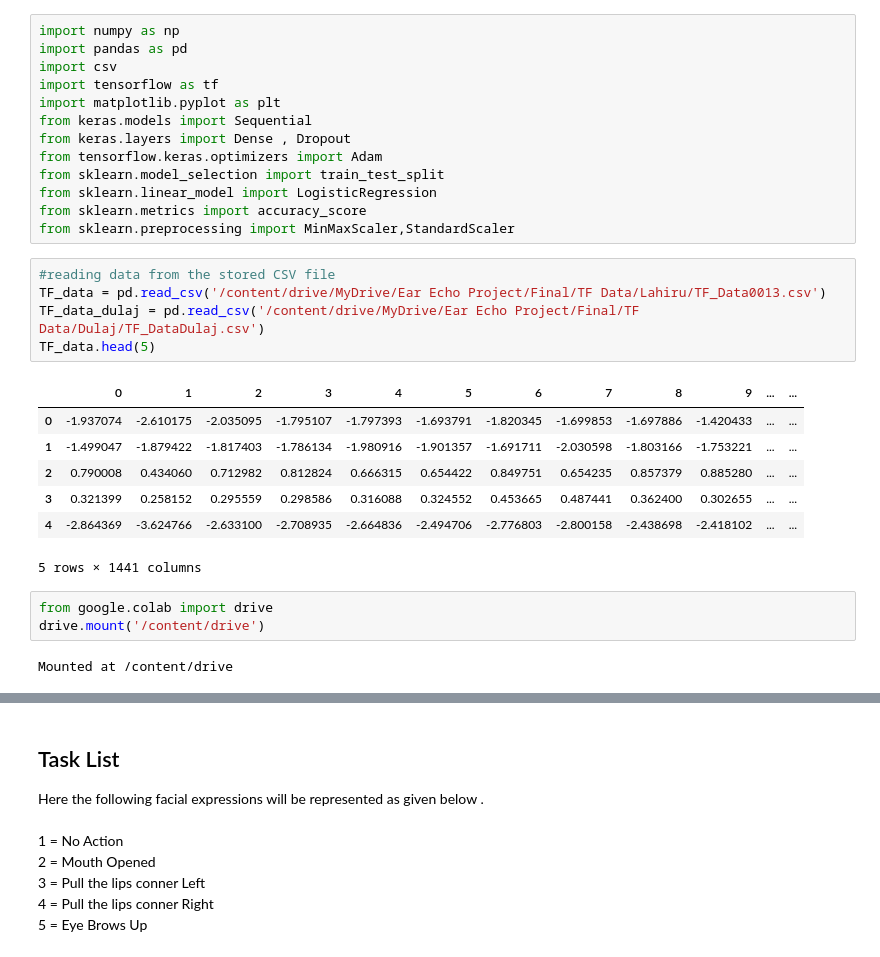
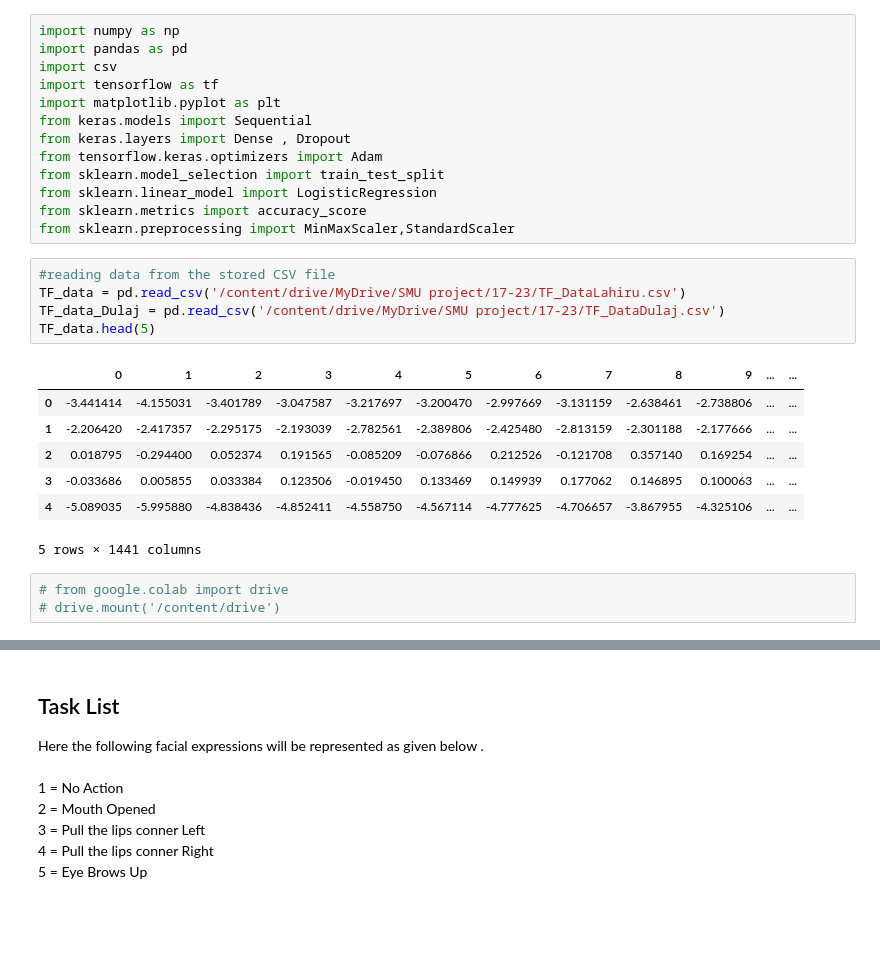
Before and after one commit to SaadiaJameel/ear-echo, a Jupyter notebook: Ear_Echo/Ear_Echo(17_23).ipynb, the cells around one changed output, grey strips where cells are left out. Saved outputs shown, nothing was run; the diff lists cells and outputs as text; blank space fills up the shorter version.

```diff
--- a/Ear_Echo/Ear_Echo(17_23).ipynb
+++ b/Ear_Echo/Ear_Echo(17_23).ipynb
@@ -15,22 +15,20 @@ from sklearn.metrics import accuracy_score
 from sklearn.preprocessing import MinMaxScaler,StandardScaler
 # %%
 #reading data from the stored CSV file
-TF_data = pd.read_csv('/content/drive/MyDrive/Ear Echo Project/Final/TF Data/Lahiru/TF_Data0013.csv')
-TF_data_dulaj = pd.read_csv('/content/drive/MyDrive/Ear Echo Project/Final/TF Data/Dulaj/TF_DataDulaj.csv')
+TF_data = pd.read_csv('/content/drive/MyDrive/SMU project/17-23/TF_DataLahiru.csv')
+TF_data_Dulaj = pd.read_csv('/content/drive/MyDrive/SMU project/17-23/TF_DataDulaj.csv')
 TF_data.head(5)
 # %% [output]
 |  | 0 | 1 | 2 | 3 | 4 | 5 | 6 | 7 | 8 | 9 | ... | ... |
-| 0 | -1.937074 | -2.610175 | -2.035095 | -1.795107 | -1.797393 | -1.693791 | -1.820345 | -1.699853 | -1.697886 | -1.420433 | ... | ... |
-| 1 | -1.499047 | -1.879422 | -1.817403 | -1.786134 | -1.980916 | -1.901357 | -1.691711 | -2.030598 | -1.803166 | -1.753221 | ... | ... |
-| 2 | 0.790008 | 0.434060 | 0.712982 | 0.812824 | 0.666315 | 0.654422 | 0.849751 | 0.654235 | 0.857379 | 0.885280 | ... | ... |
-| 3 | 0.321399 | 0.258152 | 0.295559 | 0.298586 | 0.316088 | 0.324552 | 0.453665 | 0.487441 | 0.362400 | 0.302655 | ... | ... |
-| 4 | -2.864369 | -3.624766 | -2.633100 | -2.708935 | -2.664836 | -2.494706 | -2.776803 | -2.800158 | -2.438698 | -2.418102 | ... | ... |
+| 0 | -3.441414 | -4.155031 | -3.401789 | -3.047587 | -3.217697 | -3.200470 | -2.997669 | -3.131159 | -2.638461 | -2.738806 | ... | ... |
+| 1 | -2.206420 | -2.417357 | -2.295175 | -2.193039 | -2.782561 | -2.389806 | -2.425480 | -2.813159 | -2.301188 | -2.177666 | ... | ... |
+| 2 | 0.018795 | -0.294400 | 0.052374 | 0.191565 | -0.085209 | -0.076866 | 0.212526 | -0.121708 | 0.357140 | 0.169254 | ... | ... |
+| 3 | -0.033686 | 0.005855 | 0.033384 | 0.123506 | -0.019450 | 0.133469 | 0.149939 | 0.177062 | 0.146895 | 0.100063 | ... | ... |
+| 4 | -5.089035 | -5.995880 | -4.838436 | -4.852411 | -4.558750 | -4.567114 | -4.777625 | -4.706657 | -3.867955 | -4.325106 | ... | ... |
 5 rows × 1441 columns
 # %%
-from google.colab import drive
-drive.mount('/content/drive')
+# from google.colab import drive
+# drive.mount('/content/drive')
-# %% [output]
-Mounted at /content/drive
 # %%
 # Seperating Data and Labels
 
```
Also changed, not shown: parts of 11 cells of this notebook.
